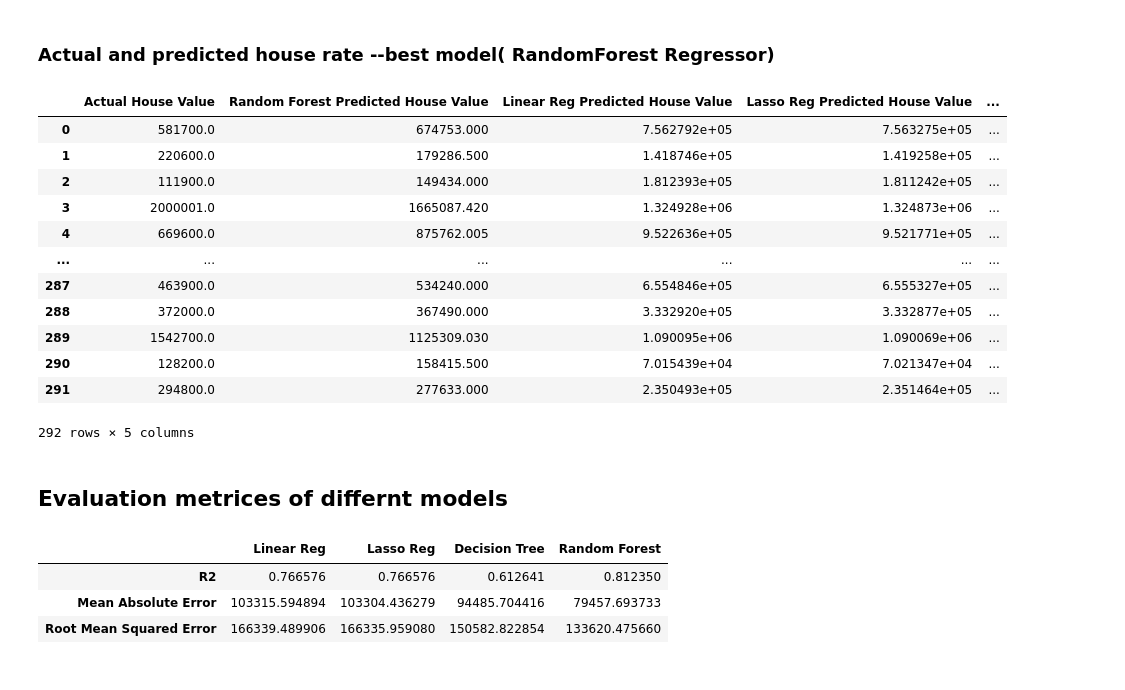
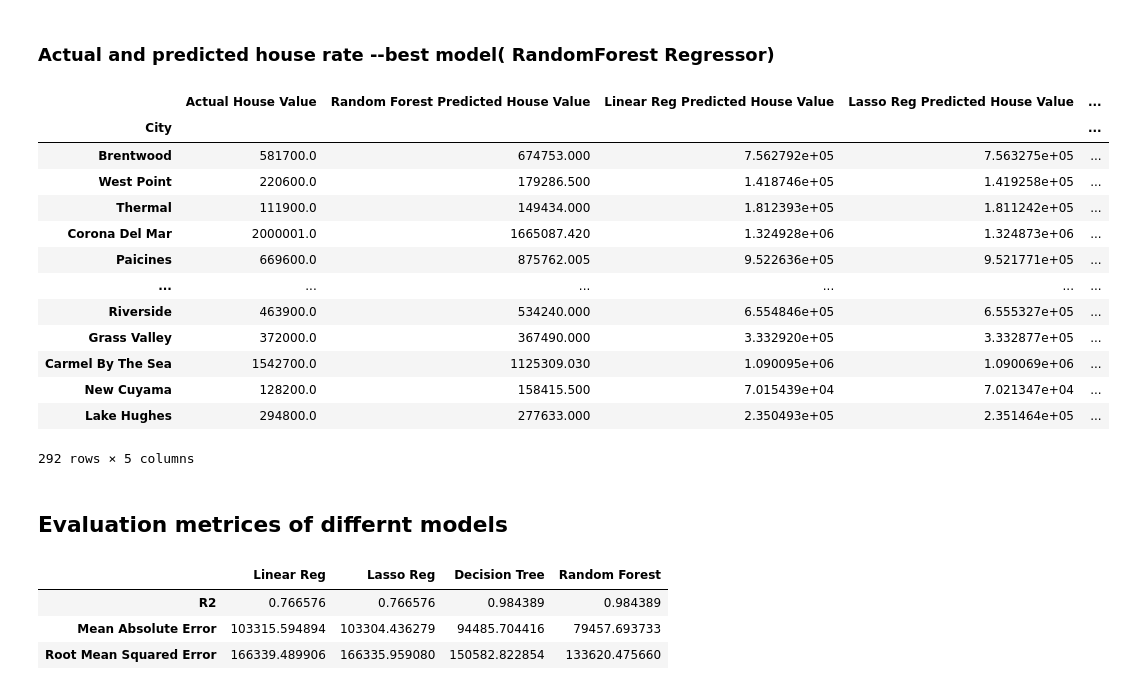
Before and after one commit to pandeysudip/housing-price, a Jupyter notebook: model_building.ipynb, the cells around one changed output. Drawn from its saved outputs; the diff is of its cells as text; code cells hidden in the pictures.

```diff
--- a/model_building.ipynb
+++ b/model_building.ipynb
@@ -33,6 +33,9 @@ from sklearn.metrics import mean_squared_error
 path_2019=os.path.join('output_census', 'ca_2019_ml.csv')
 ca_2019=pd.read_csv(path_2019)
 # %%
-#columns of our data sets
-ca_2019.columns
+#index andcolumns of our data sets
+index=ca_2019.index
+columns=ca_2019.columns
+print(index)
+print(columns)
 # %% [output]
@@ -74,8 +85,9 @@ print(y.shape)
 # %%
 #Training set**: Used to train the classifier.
 #Testing set**: Used to estimate the error rate of the trained classifier.
-X_train, X_test, y_train, y_test = train_test_split(
-                               scaled_X, y, test_size=0.2, random_state=42)
+#Also using train_index and test_index to get train and test data index
+X_train, X_test, y_train, y_test,train_index, test_index = train_test_split(
+                               scaled_X, y,index, test_size=0.2, random_state=42)
 # %%
 print(f'Shape of X_train={X_train.shape}')
 print(f'Shape of X_test={X_test.shape}')
@@ -492,37 +500,38 @@ The mean absoulte error of random forest regression is 133620.47565993297
 # %%
 #Actual and predicated value of house using our best model
 house_value=pd.DataFrame({'Actual House Value':y_test,
                 'Random Forest Predicted House Value':y_pred_rf,
                 'Linear Reg Predicted House Value':y_pred_lr,
                 'Lasso Reg Predicted House Value':y_pred_lrl,
-                'Decesion Tree Predicted House Value':y_pred_dt})
+                'Decesion Tree Predicted House Value':y_pred_dt},index=test_index)
 house_value
 # %% [output]
 |  | Actual House Value | Random Forest Predicted House Value | Linear Reg Predicted House Value | Lasso Reg Predicted House Value | ... |
-| 0 | 581700.0 | 674753.000 | 7.562792e+05 | 7.563275e+05 | ... |
-| 1 | 220600.0 | 179286.500 | 1.418746e+05 | 1.419258e+05 | ... |
-| 2 | 111900.0 | 149434.000 | 1.812393e+05 | 1.811242e+05 | ... |
-| 3 | 2000001.0 | 1665087.420 | 1.324928e+06 | 1.324873e+06 | ... |
-| 4 | 669600.0 | 875762.005 | 9.522636e+05 | 9.521771e+05 | ... |
+| City |  |  |  |  | ... |
+| Brentwood | 581700.0 | 674753.000 | 7.562792e+05 | 7.563275e+05 | ... |
+| West Point | 220600.0 | 179286.500 | 1.418746e+05 | 1.419258e+05 | ... |
+| Thermal | 111900.0 | 149434.000 | 1.812393e+05 | 1.811242e+05 | ... |
+| Corona Del Mar | 2000001.0 | 1665087.420 | 1.324928e+06 | 1.324873e+06 | ... |
+| Paicines | 669600.0 | 875762.005 | 9.522636e+05 | 9.521771e+05 | ... |
 | ... | ... | ... | ... | ... | ... |
-| 287 | 463900.0 | 534240.000 | 6.554846e+05 | 6.555327e+05 | ... |
-| 288 | 372000.0 | 367490.000 | 3.332920e+05 | 3.332877e+05 | ... |
-| 289 | 1542700.0 | 1125309.030 | 1.090095e+06 | 1.090069e+06 | ... |
-| 290 | 128200.0 | 158415.500 | 7.015439e+04 | 7.021347e+04 | ... |
-| 291 | 294800.0 | 277633.000 | 2.350493e+05 | 2.351464e+05 | ... |
+| Riverside | 463900.0 | 534240.000 | 6.554846e+05 | 6.555327e+05 | ... |
+| Grass Valley | 372000.0 | 367490.000 | 3.332920e+05 | 3.332877e+05 | ... |
+| Carmel By The Sea | 1542700.0 | 1125309.030 | 1.090095e+06 | 1.090069e+06 | ... |
+| New Cuyama | 128200.0 | 158415.500 | 7.015439e+04 | 7.021347e+04 | ... |
+| Lake Hughes | 294800.0 | 277633.000 | 2.350493e+05 | 2.351464e+05 | ... |
 292 rows × 5 columns
 # %% [markdown]
 ## Evaluation metrices of differnt models
 # %%
 evaluation_df=pd.DataFrame({'Linear Reg':[lr_r2,lin_mae_lr,lin_rmse_lr],
                            'Lasso Reg':[lrl_r2,lin_mae_lrl,lin_rmse_lrl],
-                           'Decision Tree':[dt_r2,lin_mae_dt,lin_rmse_dt],
-                            'Random Forest':[rf_r2,lin_mae_rf,lin_rmse_rf]},index=['R2',
+                           'Decision Tree':[dt_tr,lin_mae_dt,lin_rmse_dt],
+                            'Random Forest':[rf_tr,lin_mae_rf,lin_rmse_rf]},index=['R2',
                                                       'Mean Absolute Error',
                                                      'Root Mean Squared Error'])
 evaluation_df
 # %% [output]
 |  | Linear Reg | Lasso Reg | Decision Tree | Random Forest |
-| R2 | 0.766576 | 0.766576 | 0.612641 | 0.812350 |
+| R2 | 0.766576 | 0.766576 | 0.984389 | 0.984389 |
 | Mean Absolute Error | 103315.594894 | 103304.436279 | 94485.704416 | 79457.693733 |
 | Root Mean Squared Error | 166339.489906 | 166335.959080 | 150582.822854 | 133620.475660 |
```
Also changed, not shown: parts of 4 cells of this notebook.
